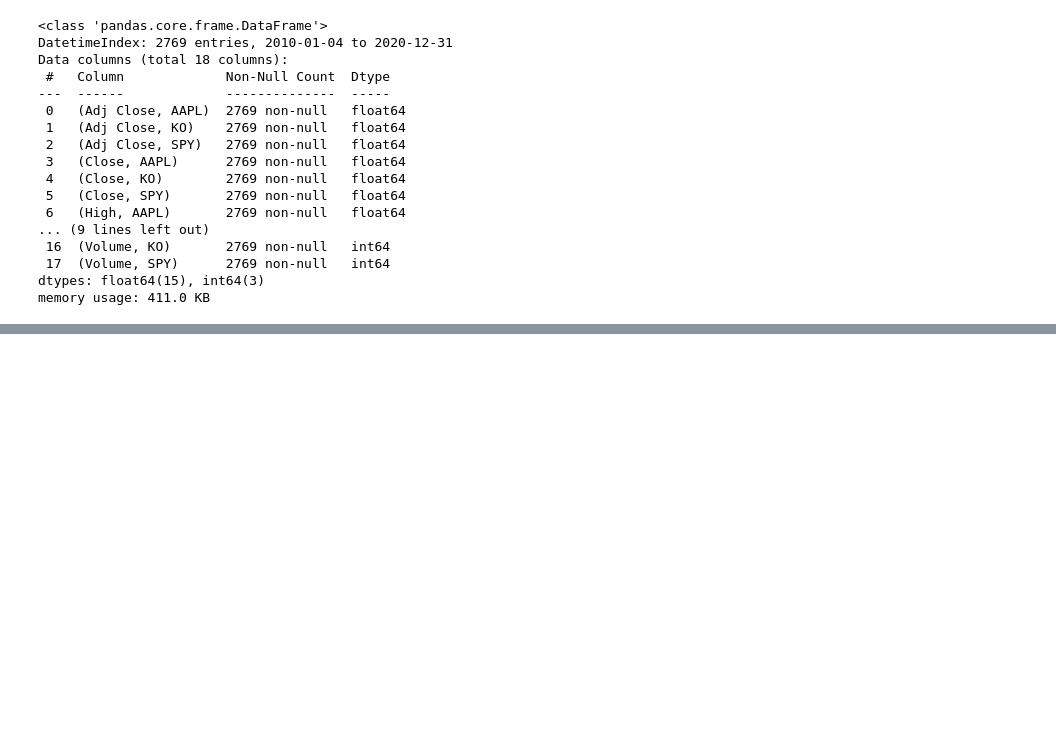
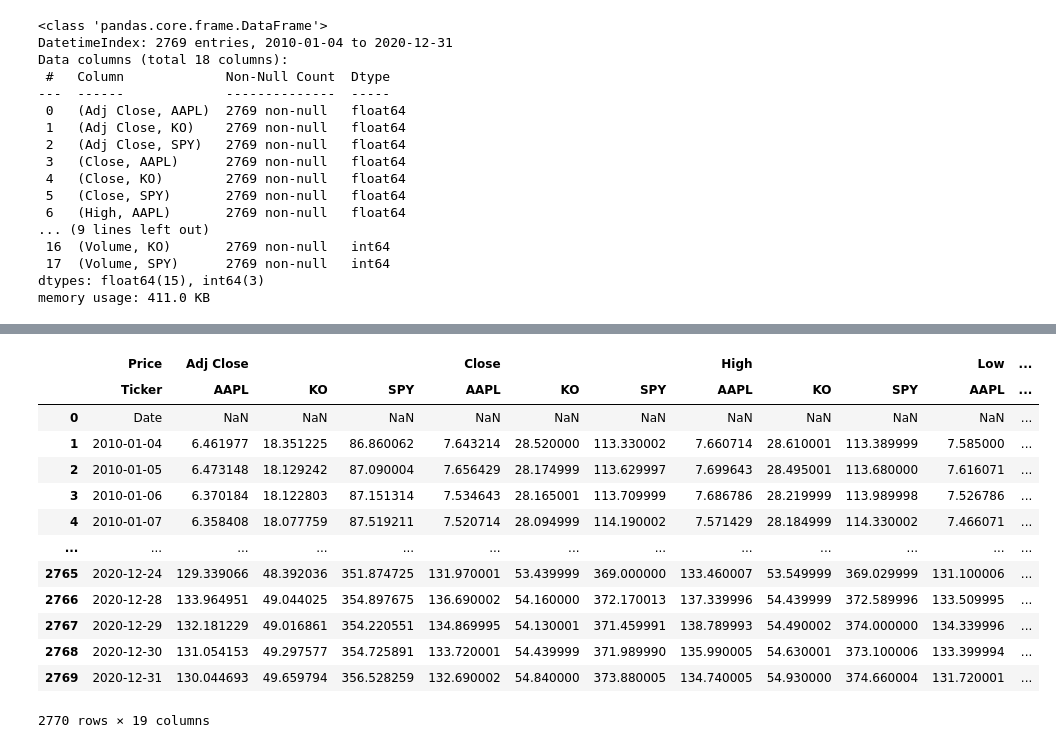
Before and after one commit to joodevs/algo-trader, a Jupyter notebook: youtube-tutorial.ipynb, the cells around one changed output, grey strips where cells are left out. Drawn from its saved outputs; the diff is of its cells as text; code cells hidden in the pictures; blank space fills up the shorter version.

```diff
--- a/youtube-tutorial.ipynb
+++ b/youtube-tutorial.ipynb
@@ -109,3 +109,22 @@ stocks
 | 2769 | 2020-12-30 | 131.0541534423828 | 49.297576904296875 | 354.72589111328125 | 133.72000122070312 | 54.439998626708984 | 371.989990234375 | 135.99000549316406 | 54.630001068115234 | 373.1000061035156 | ... |
 | 2770 | 2020-12-31 | 130.04469299316406 | 49.659793853759766 | 356.52825927734375 | 132.69000244140625 | 54.84000015258789 | 373.8800048828125 | 134.74000549316406 | 54.93000030517578 | 374.6600036621094 | ... |
 2771 rows × 19 columns
+# %%
+# Set first two rows as the headers
+stocks = pd.read_csv("stocksYT.csv", header=[0,1])
+stocks
+# %% [output]
+|  | Price | Adj Close |  |  | Close |  |  | High |  |  | Low | ... |
+|  | Ticker | AAPL | KO | SPY | AAPL | KO | SPY | AAPL | KO | SPY | AAPL | ... |
+| 0 | Date | NaN | NaN | NaN | NaN | NaN | NaN | NaN | NaN | NaN | NaN | ... |
+| 1 | 2010-01-04 | 6.461977 | 18.351225 | 86.860062 | 7.643214 | 28.520000 | 113.330002 | 7.660714 | 28.610001 | 113.389999 | 7.585000 | ... |
+| 2 | 2010-01-05 | 6.473148 | 18.129242 | 87.090004 | 7.656429 | 28.174999 | 113.629997 | 7.699643 | 28.495001 | 113.680000 | 7.616071 | ... |
+| 3 | 2010-01-06 | 6.370184 | 18.122803 | 87.151314 | 7.534643 | 28.165001 | 113.709999 | 7.686786 | 28.219999 | 113.989998 | 7.526786 | ... |
+| 4 | 2010-01-07 | 6.358408 | 18.077759 | 87.519211 | 7.520714 | 28.094999 | 114.190002 | 7.571429 | 28.184999 | 114.330002 | 7.466071 | ... |
+| ... | ... | ... | ... | ... | ... | ... | ... | ... | ... | ... | ... | ... |
+| 2765 | 2020-12-24 | 129.339066 | 48.392036 | 351.874725 | 131.970001 | 53.439999 | 369.000000 | 133.460007 | 53.549999 | 369.029999 | 131.100006 | ... |
+| 2766 | 2020-12-28 | 133.964951 | 49.044025 | 354.897675 | 136.690002 | 54.160000 | 372.170013 | 137.339996 | 54.439999 | 372.589996 | 133.509995 | ... |
+| 2767 | 2020-12-29 | 132.181229 | 49.016861 | 354.220551 | 134.869995 | 54.130001 | 371.459991 | 138.789993 | 54.490002 | 374.000000 | 134.339996 | ... |
+| 2768 | 2020-12-30 | 131.054153 | 49.297577 | 354.725891 | 133.720001 | 54.439999 | 371.989990 | 135.990005 | 54.630001 | 373.100006 | 133.399994 | ... |
+| 2769 | 2020-12-31 | 130.044693 | 49.659794 | 356.528259 | 132.690002 | 54.840000 | 373.880005 | 134.740005 | 54.930000 | 374.660004 | 131.720001 | ... |
+2770 rows × 19 columns
```
Also changed, not shown: parts of 4 cells of this notebook, 1 other file.
